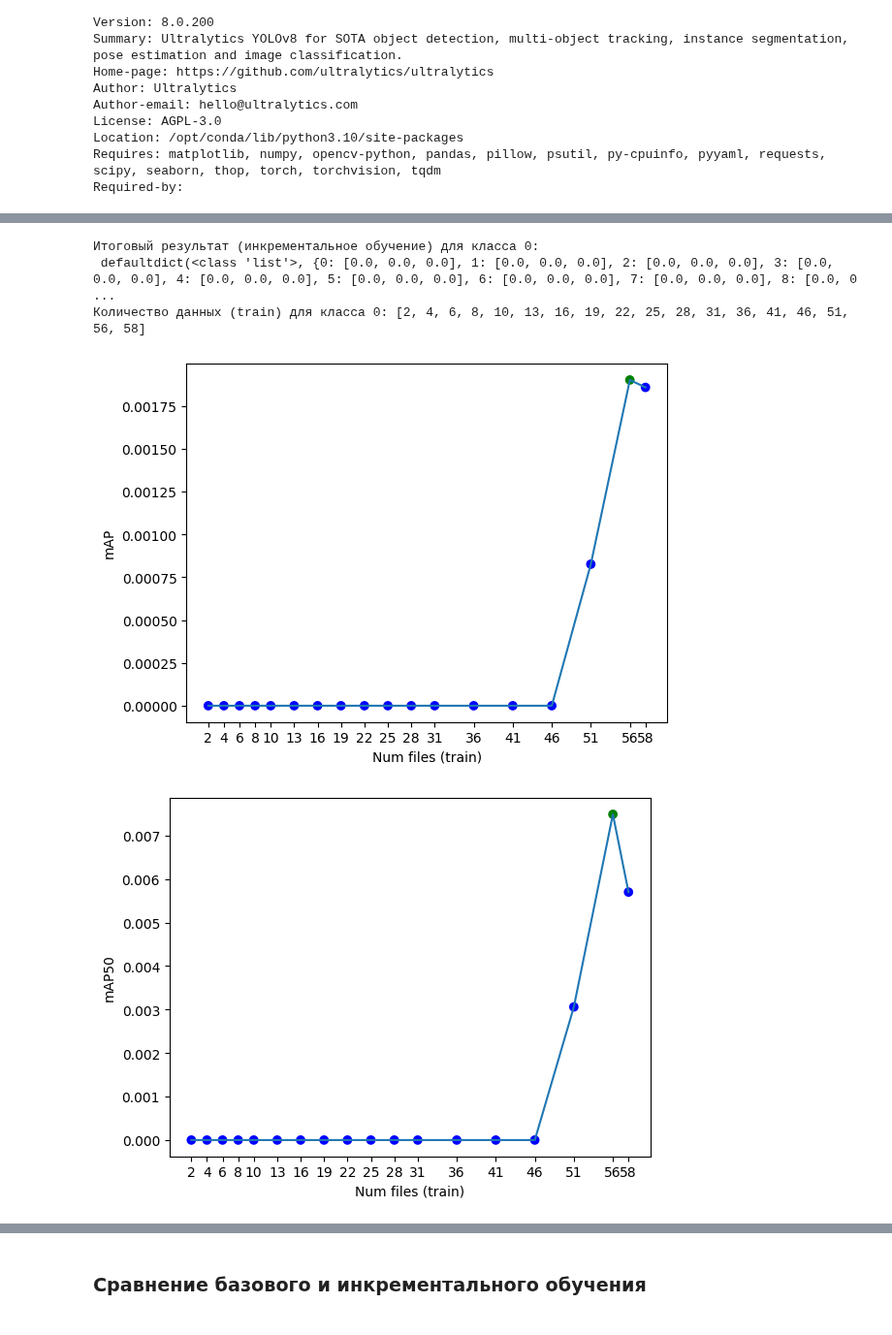
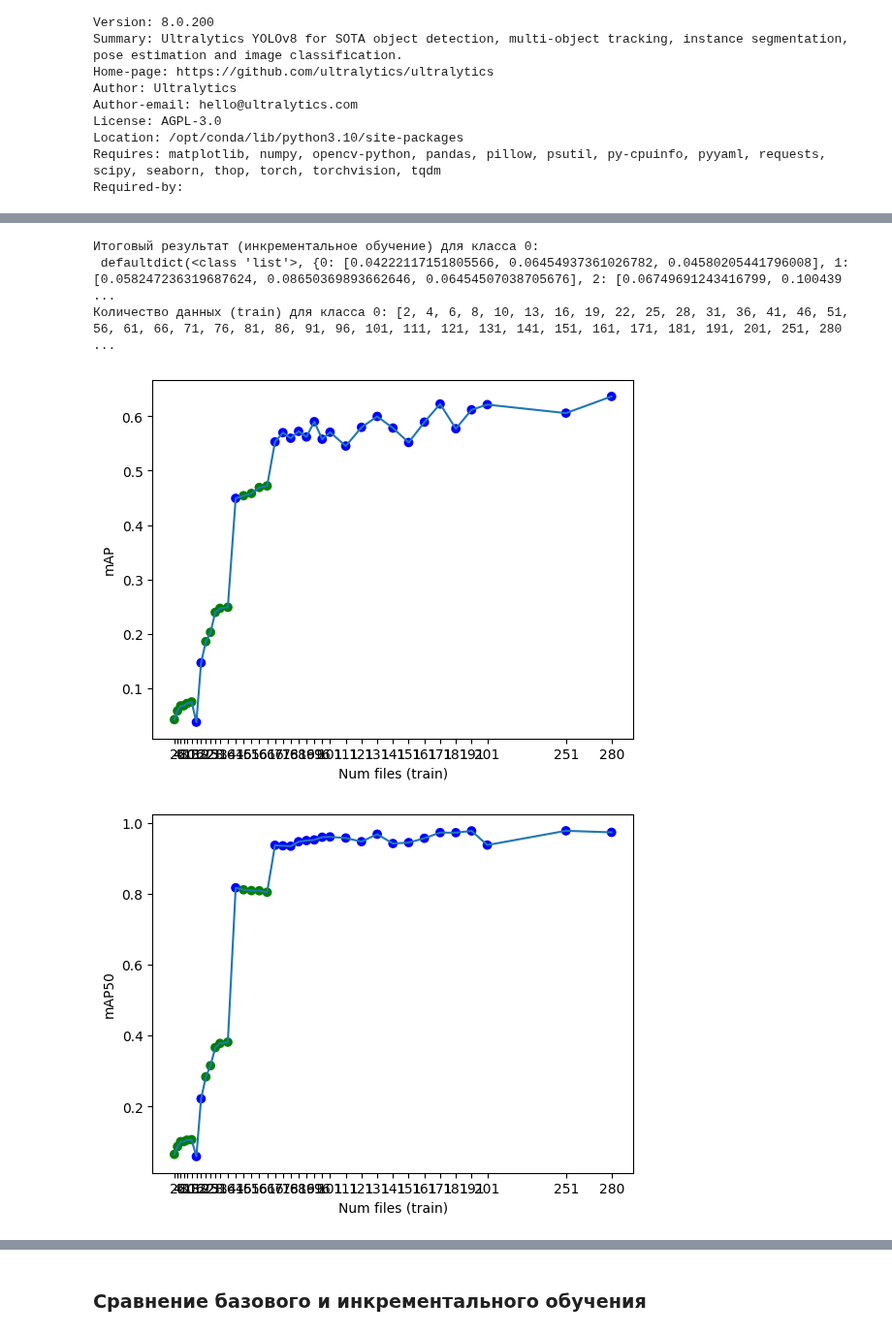
Before and after one commit to CTLab-ITMO/PTS-SP, a Jupyter notebook: yolov8.ipynb, the cells around one changed output, grey strips where cells are left out. Shown at 97% size. Saved outputs shown, nothing was run; the diff lists cells and outputs as text; code cells hidden in the pictures.

Commit message:
Kaggle Notebook | yolov8 | Version 94

```diff
--- a/yolov8.ipynb
+++ b/yolov8.ipynb
@@ -745,7 +744,7 @@ class YoloModel:
 locale.getpreferredencoding = lambda: "UTF-8"
 
 PATH_TO_MODEL = "/kaggle/working/yolov8m-seg.pt"
-PATH_TO_YAML = "/kaggle/working/Board-Defect-Seg-3/data.yaml"
+PATH_TO_YAML = "/kaggle/working/Berrybox_Quality_InstanceSeg-6/data.yaml"
 TRAIN_PERC = 0.8
 TEST_PERC = 0.1
 VAL_PERC = 0.1
@@ -808,5 +807,5 @@ Speed: 0.2ms preprocess, 18.3ms inference, 0.0ms loss, 3.8ms postprocess per ima
 Итоговый результат (инкрементальное обучение) для класса 0:
- defaultdict(<class 'list'>, {0: [0.0, 0.0, 0.0], 1: [0.0, 0.0, 0.0], 2: [0.0, 0.0, 0.0], 3: [0.0, 0.0, 0.0], 4: [0.0, 0.0, 0.0], 5: [0.0, 0.0, 0.0], 6: [0.0, 0.0, 0.0], 7: [0.0, 0.0, 0.0], 8: [0.0, 0 ...
-Количество данных (train) для класса 0: [2, 4, 6, 8, 10, 13, 16, 19, 22, 25, 28, 31, 36, 41, 46, 51, 56, 58]
+ defaultdict(<class 'list'>, {0: [0.04222117151805566, 0.06454937361026782, 0.04580205441796008], 1: [0.058247236319687624, 0.08650369893662646, 0.06454507038705676], 2: [0.06749691243416799, 0.100439 ...
+Количество данных (train) для класса 0: [2, 4, 6, 8, 10, 13, 16, 19, 22, 25, 28, 31, 36, 41, 46, 51, 56, 61, 66, 71, 76, 81, 86, 91, 96, 101, 111, 121, 131, 141, 151, 161, 171, 181, 191, 201, 251, 280 ...
-[figure, old version]
+[figure, new version]
-[figure, old version]
+[figure, new version]
```
Also changed, not shown: parts of 3 cells of this notebook.
